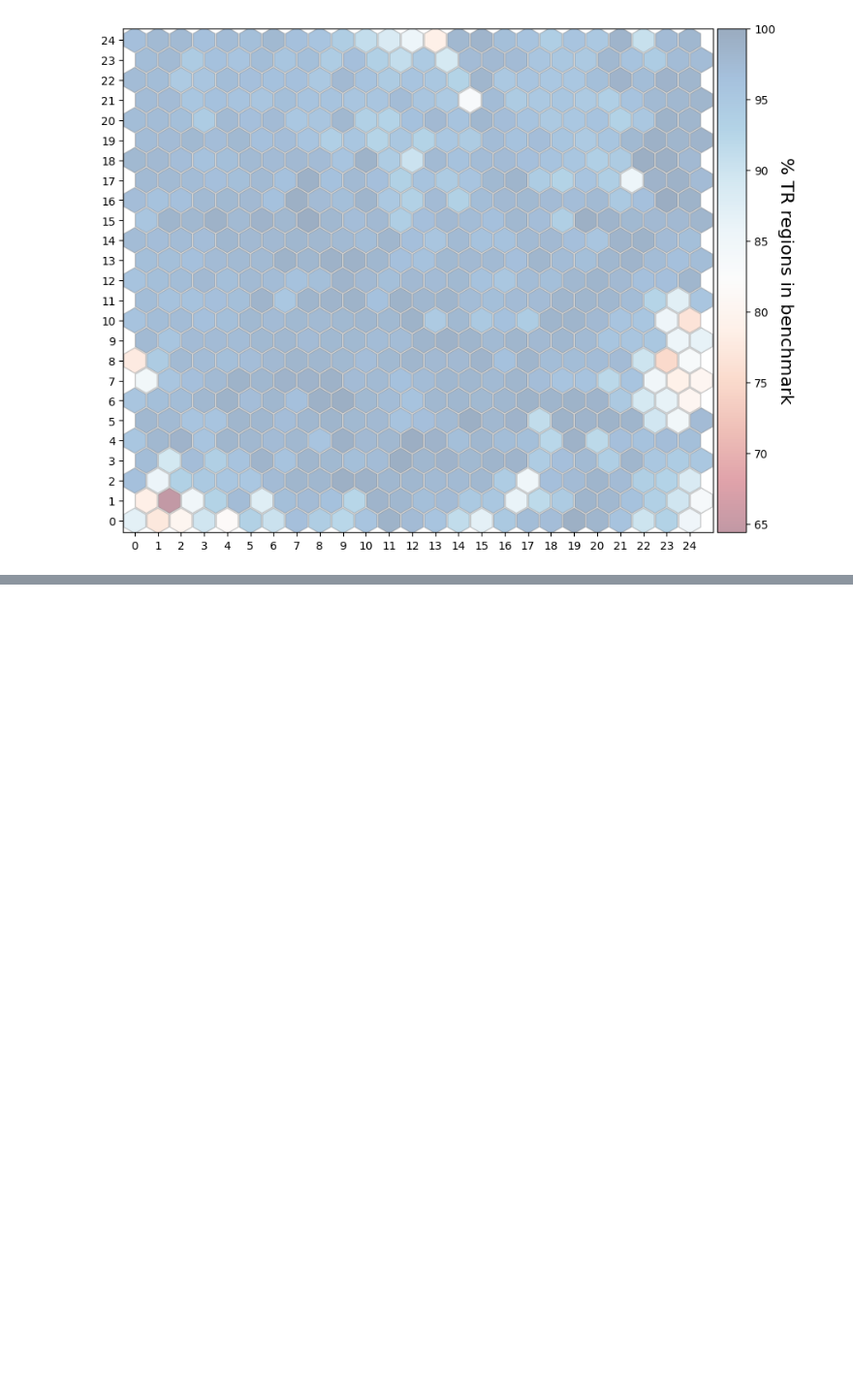
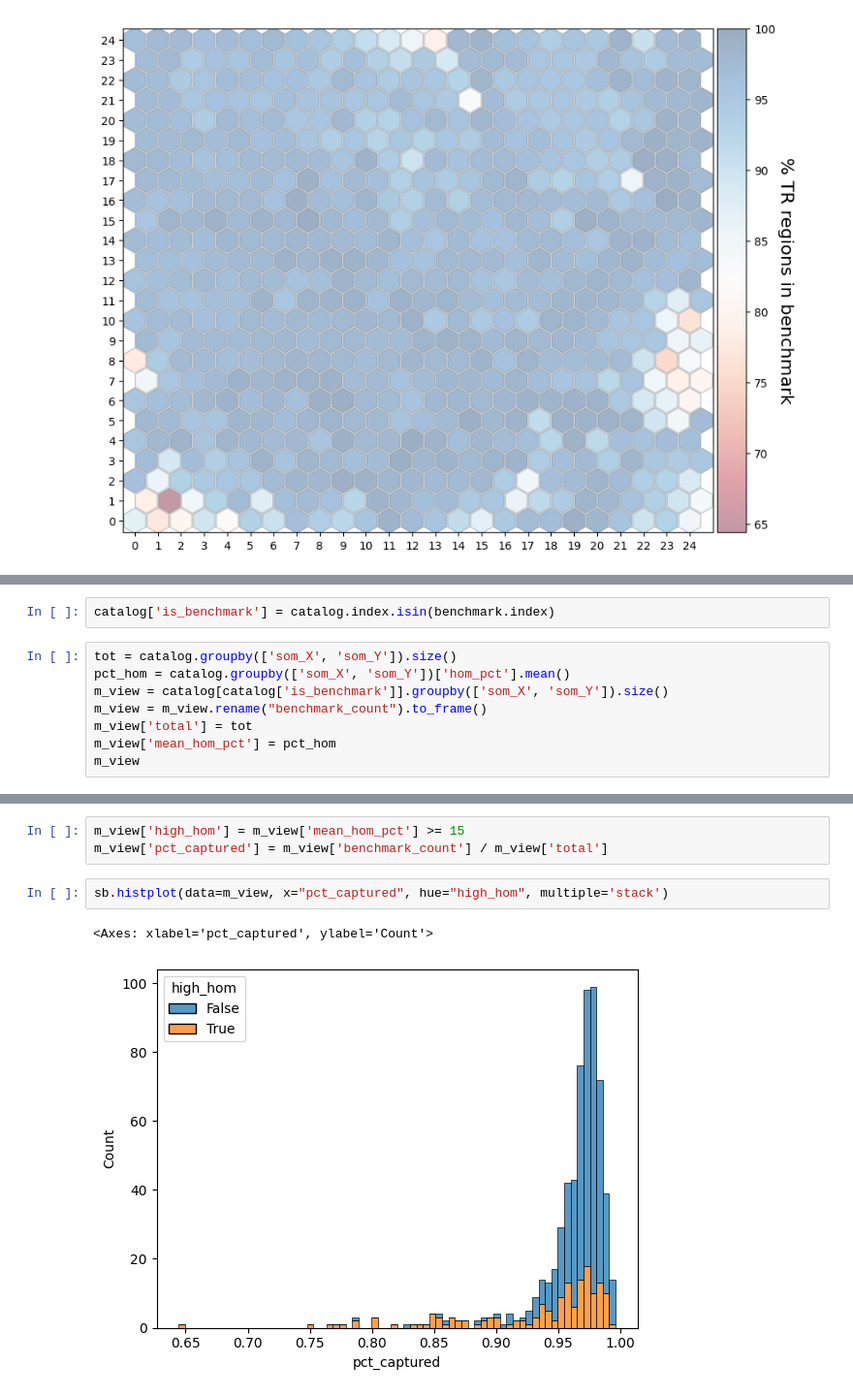
Before and after one commit to ACEnglish/adotto, a Jupyter notebook: manuscript/f2_benchmark/BenchmarkSOM.ipynb, the cells around one changed output, grey strips where cells are left out. Shown at 97% size. Saved outputs shown, nothing was run; the diff lists cells and outputs as text; blank space fills up the shorter version.

```diff
--- a/manuscript/f2_benchmark/BenchmarkSOM.ipynb
+++ b/manuscript/f2_benchmark/BenchmarkSOM.ipynb
@@ -56,0 +77,10 @@ plt.savefig("Fig2A.pdf")
+# %%
+catalog['is_benchmark'] = catalog.index.isin(benchmark.index)
+# %%
+tot = catalog.groupby(['som_X', 'som_Y']).size()
+pct_hom = catalog.groupby(['som_X', 'som_Y'])['hom_pct'].mean()
+m_view = catalog[catalog['is_benchmark']].groupby(['som_X', 'som_Y']).size()
+m_view = m_view.rename("benchmark_count").to_frame()
+m_view['total'] = tot
+m_view['mean_hom_pct'] = pct_hom
+m_view
@@ -56,0 +102,8 @@ plt.savefig("Fig2A.pdf")
+# %%
+m_view['high_hom'] = m_view['mean_hom_pct'] >= 15
+m_view['pct_captured'] = m_view['benchmark_count'] / m_view['total']
+# %%
+sb.histplot(data=m_view, x="pct_captured", hue="high_hom", multiple='stack')
+# %% [output]
+<Axes: xlabel='pct_captured', ylabel='Count'>
+[figure, added]
```
Also changed, not shown: parts of 12 cells of this notebook, 4 other files.
